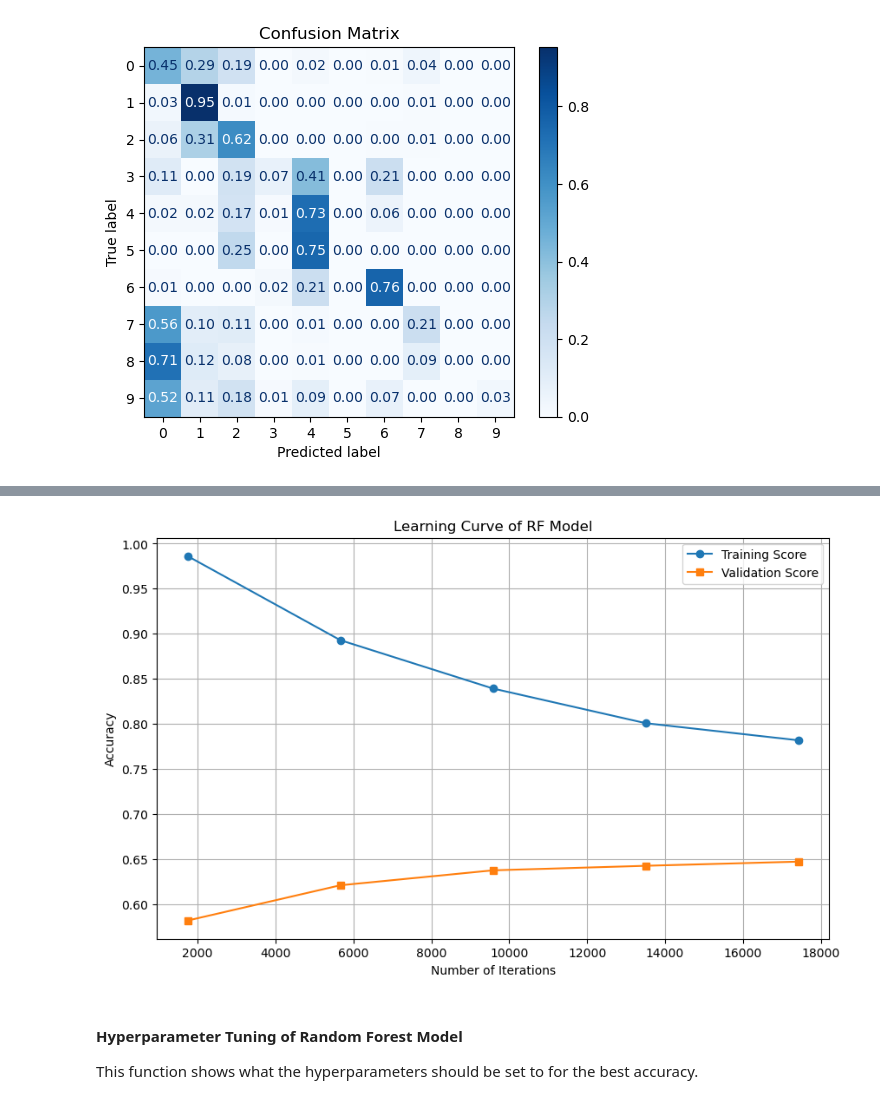
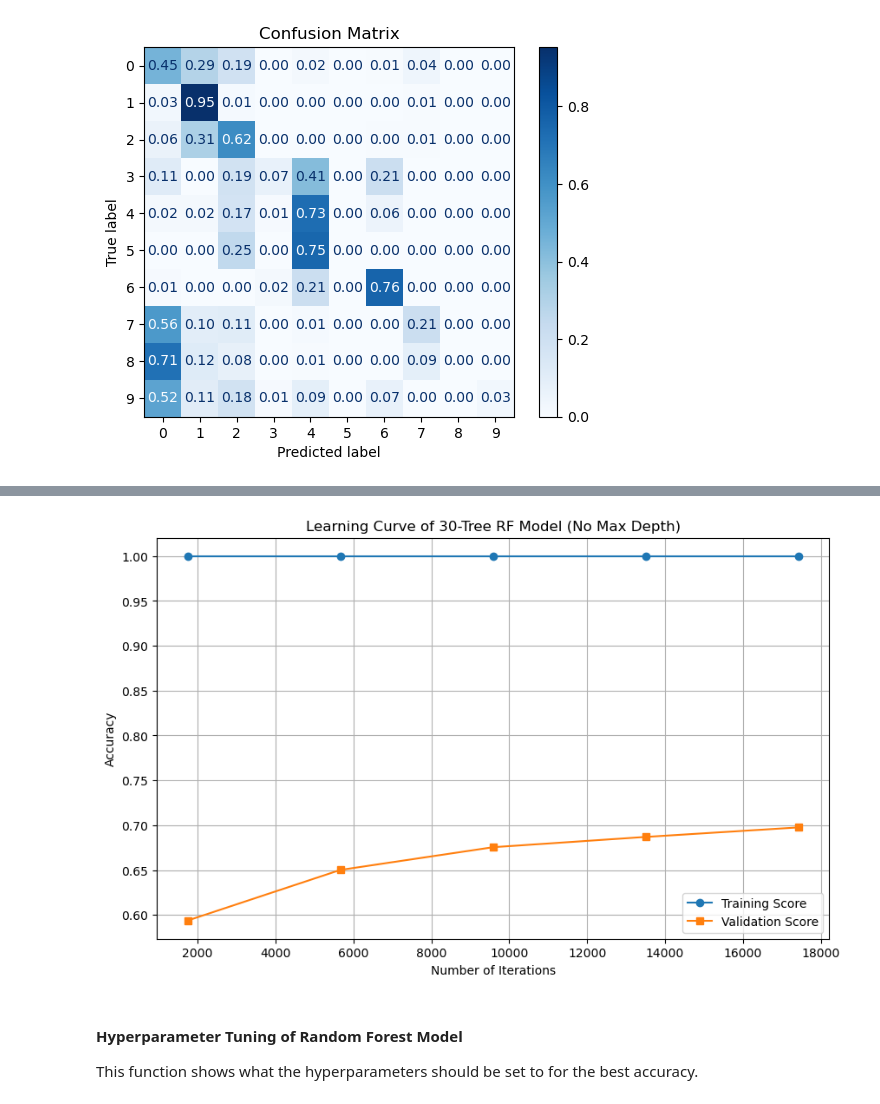
Before and after one commit to gfernan5/galaxy_classifier, a Jupyter notebook: galaxy_classifier.ipynb, the cells around one changed output, grey strips where cells are left out. Cells and saved outputs as stored; diff of their text form; code cells hidden in the pictures.

Commit message:
modification of graphs

```diff
--- a/galaxy_classifier.ipynb
+++ b/galaxy_classifier.ipynb
@@ -413,0 +433,29 @@ test_mean = np.mean(test_scores, axis=1)
+# %%
+# Split the data
+X_train, X_test, y_train, y_test = train_test_split(X, y, train_size=0.9, stratify=y, random_state=42)
+
+# Initialize and train the Random Forest model
+rf_model = RandomForestClassifier(n_estimators=100, random_state=42, n_jobs=-1)
+rf_model.fit(X_train, y_train)
+
+# Make predictions
+y_pred = rf_model.predict(X_test)
+
+# Evaluate the model
+print("Classification Report:")
+print(classification_report(y_test, y_pred, zero_division=0))
+
+print("Confusion Matrix:")
+cm = confusion_matrix(y_test, y_pred)
+cm_normalized = cm.astype('float') / cm.sum(axis=1, keepdims=True)
+disp = ConfusionMatrixDisplay(confusion_matrix=cm_normalized, display_labels=rf_model.classes_)
+disp.plot(cmap="Blues", values_format=".2f")
+plt.title("Confusion Matrix")
+plt.show()
+
+# Learning Curve for non-mitigated data
+train_sizes_30, train_scores_30, test_scores_30 = learning_curve(rf_model, X, y, cv=5, scoring='accuracy')
+
+# Mean and std deviation
+train_mean_30 = np.mean(train_scores_30, axis=1)
+test_mean_30 = np.mean(test_scores_30, axis=1)
@@ -414,16 +484,16 @@ test_mean = np.mean(test_scores, axis=1)
 # %%
 # Plot
 plt.figure(figsize=(10, 6))
-plt.plot(train_sizes, train_mean, label="Training Score", marker='o')
-plt.plot(train_sizes, test_mean, label="Validation Score", marker='s')
-plt.title("Learning Curve of RF Model")
+plt.plot(train_sizes_30, train_mean_30, label="Training Score", marker='o')
+plt.plot(train_sizes_30, test_mean_30, label="Validation Score", marker='s')
+plt.title("Learning Curve of 30-Tree RF Model (No Max Depth)")
 plt.xlabel("Number of Iterations")
 plt.ylabel("Accuracy")
 plt.legend()
 plt.grid(True)
 plt.show()
 # %% [output]
-[figure, old version]
+[figure, new version]
 # %% [markdown]
 #### Hyperparameter Tuning of Random Forest Model
 This function shows what the hyperparameters should be set to for the best accuracy.
```
Also changed, not shown: parts of 8 cells of this notebook.
